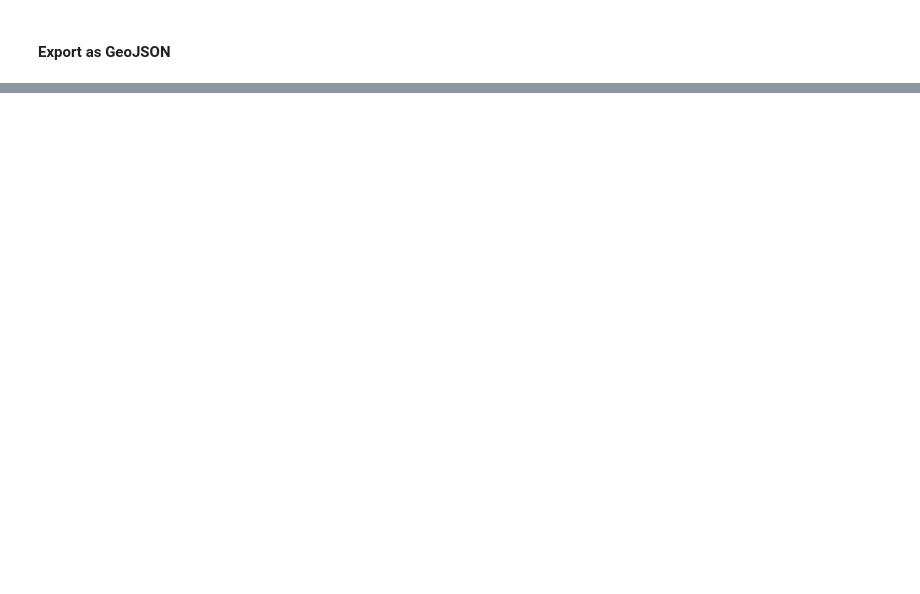
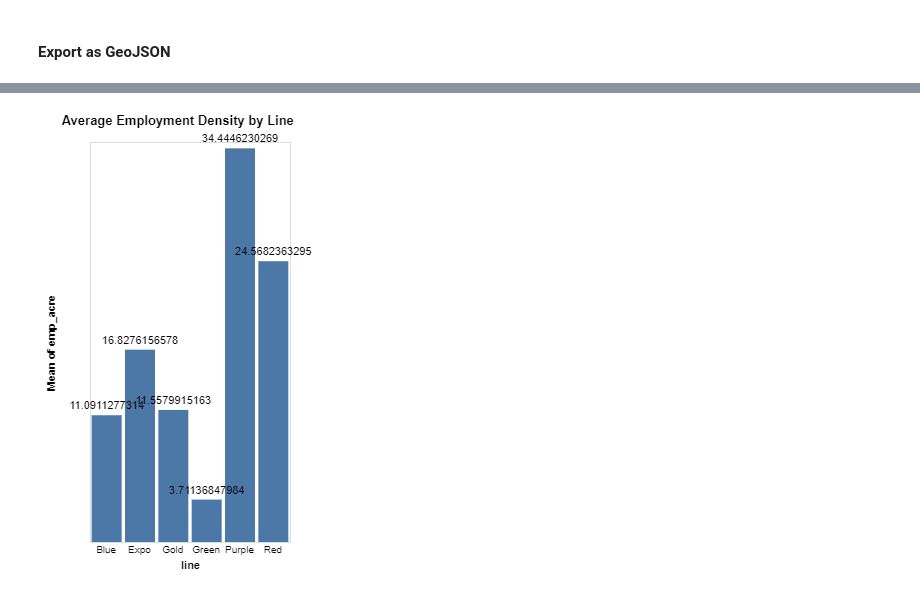
Before and after one commit to tiffanychu90/Demo, a Jupyter notebook: data-analysis-demo.ipynb, the cells around one changed output, grey strips where cells are left out. Saved outputs shown, nothing was run; the diff lists cells and outputs as text; code cells hidden in the pictures; blank space fills up the shorter version.

Commit message:
Add map and chart

```diff
--- a/data-analysis-demo.ipynb
+++ b/data-analysis-demo.ipynb
@@ -283,0 +294,11 @@ gdf.to_file(driver = 'GeoJSON', filename = './gis/census_block_characteristics_n
+# %%
+# Create smaller dfs for each line, then append them into one df again
+line_dfs = {}
+all = pd.DataFrame()
+
+for line in ['Blue', 'Red', 'Purple', 'Green', 'Gold', 'Expo']:
+    line_dfs[line] = gdf[gdf[line]==1]
+
+for key, value in line_dfs.items():
+    value['line'] = key
+    all = all.append(value)
@@ -283,0 +311,2 @@ gdf.to_file(driver = 'GeoJSON', filename = './gis/census_block_characteristics_n
+# %%
+all2 = all.drop(columns='geometry')
@@ -283,0 +324,30 @@ gdf.to_file(driver = 'GeoJSON', filename = './gis/census_block_characteristics_n
+# %%
+# Title
+bar=alt.Chart(all2).mark_bar().encode(
+    x=alt.X(
+        'line',
+        sort=alt.EncodingSortField(
+            field='emp_acre',
+            op='mean',
+            order='descending'
+        )
+    ),
+    y='mean(emp_acre):Q'
+)
+
+text=bar.mark_text(
+    align='center',
+    baseline='top',
+    dy=-15
+).encode(
+    text='mean(emp_acre):Q'
+)
+
+alt.layer(bar, text).configure_view(
+    strokeOpacity=0, strokeWidth=0).configure(
+    countTitle=' ').configure_axis(
+    grid=False, ticks=False, labelAngle=0, domainWidth=0).configure_axisY(
+    labelColor='white').properties(
+    height=400, width=200, title='Average Employment Density by Line')
+# %% [output]
+[figure, added]
```
Also changed, not shown: parts of 11 cells of this notebook.
